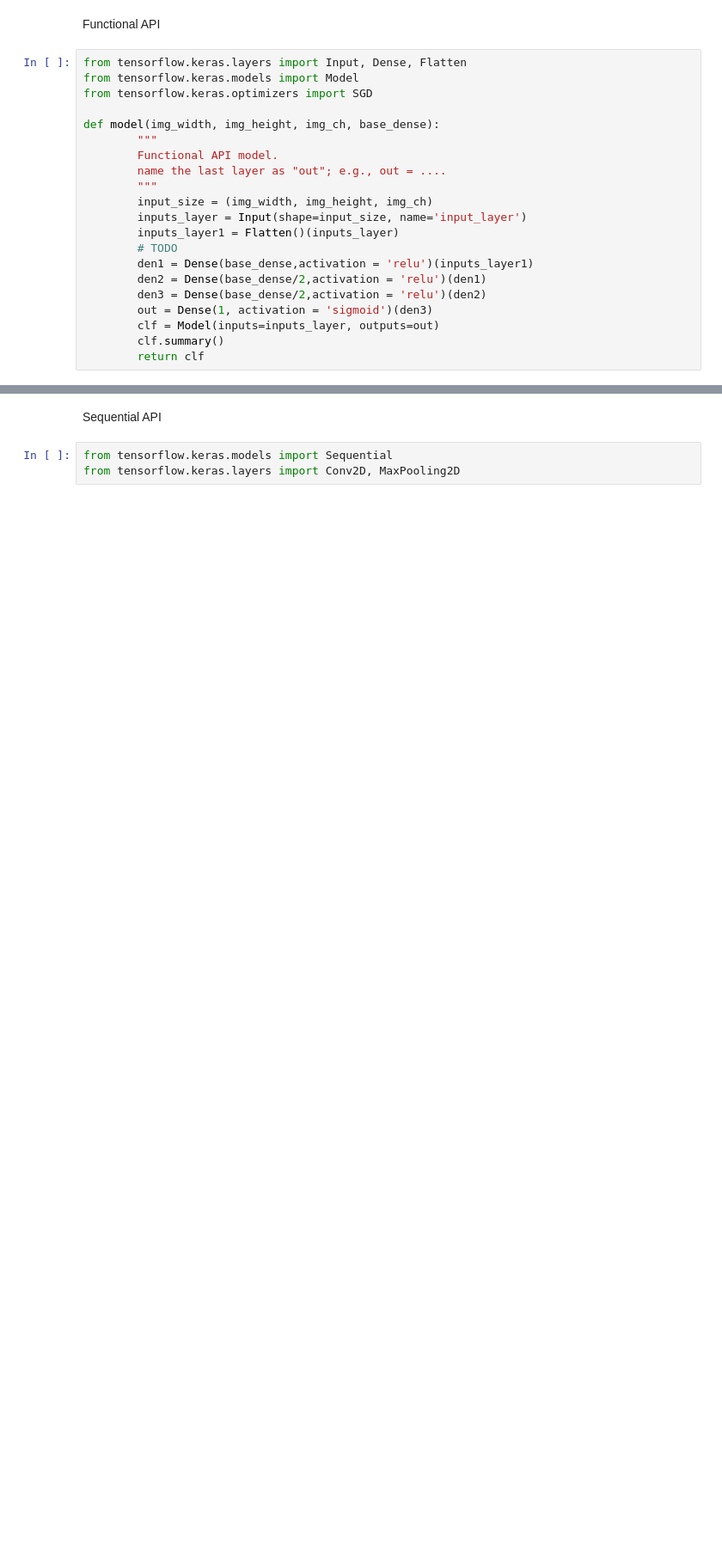
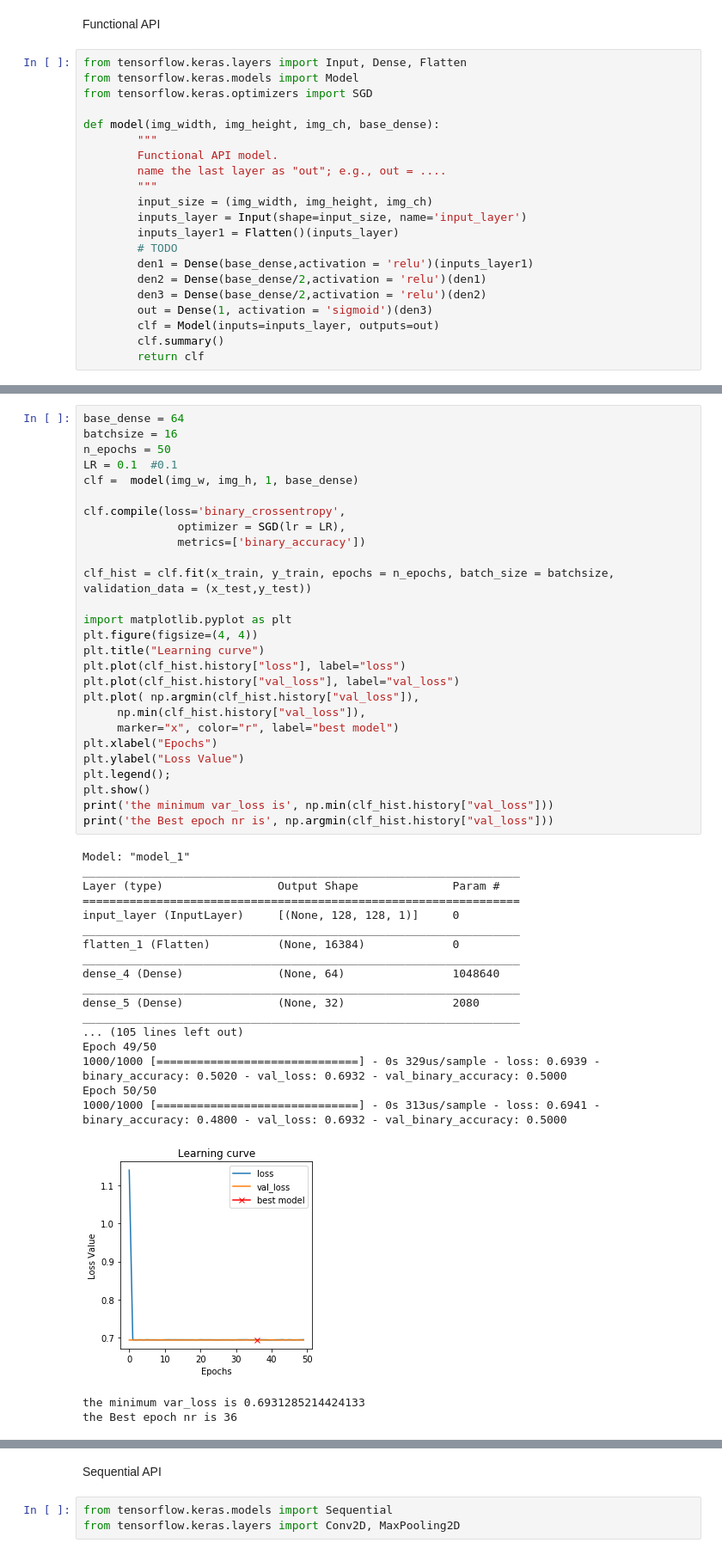
Before and after one commit to siyuankth/CM2003LAB1, a Jupyter notebook: Lab 1/TASK4and5.ipynb, the cells around one changed output, grey strips where cells are left out. Shown at 86% size. Drawn from its saved outputs; the diff is of its cells as text; blank space fills up the shorter version.

```diff
--- a/Lab 1/TASK4and5.ipynb
+++ b/Lab 1/TASK4and5.ipynb
@@ -194,0 +208,48 @@ plt.show()
+# %%
+base_dense = 64
+batchsize = 16
+n_epochs = 50
+LR = 0.1  #0.1
+clf =  model(img_w, img_h, 1, base_dense)
+
+clf.compile(loss='binary_crossentropy',
+              optimizer = SGD(lr = LR),
+              metrics=['binary_accuracy'])
+
+clf_hist = clf.fit(x_train, y_train, epochs = n_epochs, batch_size = batchsize, validation_data = (x_test,y_test))
+
+import matplotlib.pyplot as plt
+plt.figure(figsize=(4, 4))
+plt.title("Learning curve")
+plt.plot(clf_hist.history["loss"], label="loss")
+plt.plot(clf_hist.history["val_loss"], label="val_loss")
+plt.plot( np.argmin(clf_hist.history["val_loss"]),
+     np.min(clf_hist.history["val_loss"]),
+     marker="x", color="r", label="best model")
+plt.xlabel("Epochs")
+plt.ylabel("Loss Value")
+plt.legend();
+plt.show()
+print('the minimum var_loss is', np.min(clf_hist.history["val_loss"]))
+print('the Best epoch nr is', np.argmin(clf_hist.history["val_loss"]))
+# %% [output]
+Model: "model_1"
+_________________________________________________________________
+Layer (type)                 Output Shape              Param #
+=================================================================
+input_layer (InputLayer)     [(None, 128, 128, 1)]     0
+_________________________________________________________________
+flatten_1 (Flatten)          (None, 16384)             0
+_________________________________________________________________
+dense_4 (Dense)              (None, 64)                1048640
+_________________________________________________________________
+dense_5 (Dense)              (None, 32)                2080
+_________________________________________________________________
+... (105 lines left out)
+Epoch 49/50
+1000/1000 [==============================] - 0s 329us/sample - loss: 0.6939 - binary_accuracy: 0.5020 - val_loss: 0.6932 - val_binary_accuracy: 0.5000
+Epoch 50/50
+1000/1000 [==============================] - 0s 313us/sample - loss: 0.6941 - binary_accuracy: 0.4800 - val_loss: 0.6932 - val_binary_accuracy: 0.5000
+[figure, added]
+the minimum var_loss is 0.6931285214424133
+the Best epoch nr is 36
```
Also changed, not shown: parts of 25 cells of this notebook, 2 other files.
